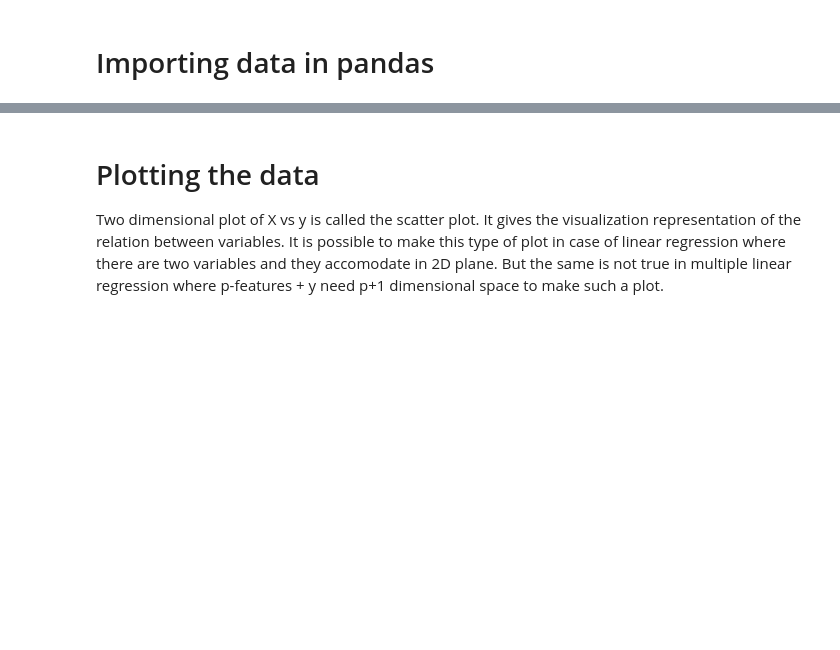
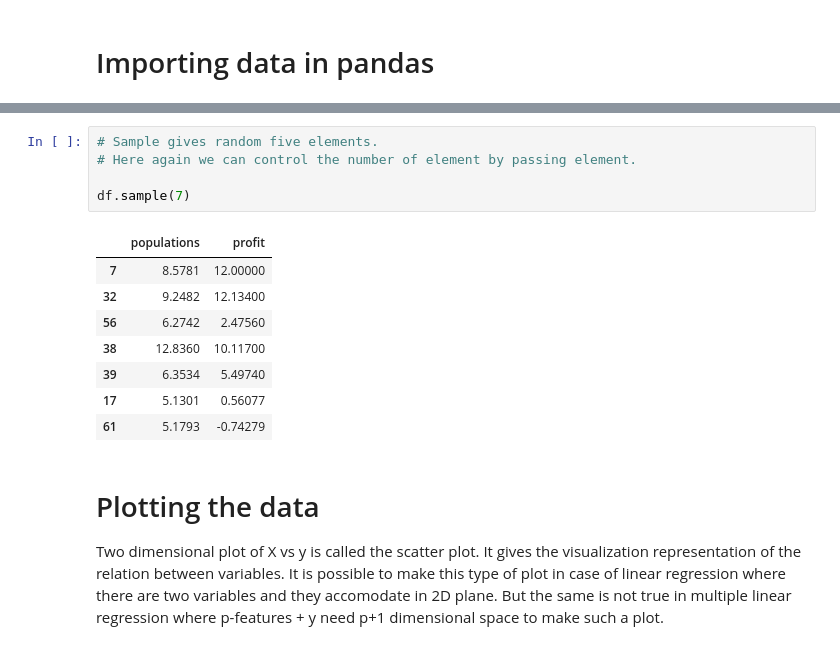
Before and after one commit to roshankoirala/Machine_learning-, a Jupyter notebook: 01. Simple Linear regression/Simple_Linear_Regression .ipynb, the cells around one changed output, grey strips where cells are left out. Drawn from its saved outputs; the diff is of its cells as text; blank space fills up the shorter version.

```diff
--- a/01. Simple Linear regression/Simple_Linear_Regression .ipynb
+++ b/01. Simple Linear regression/Simple_Linear_Regression .ipynb
@@ -38,3 +44,17 @@ df.tail()
+# %%
+# Sample gives random five elements.
+# Here again we can control the number of element by passing element.
+
+df.sample(7)
+# %% [output]
+|  | populations | profit |
+| 7 | 8.5781 | 12.00000 |
+| 32 | 9.2482 | 12.13400 |
+| 56 | 6.2742 | 2.47560 |
+| 38 | 12.8360 | 10.11700 |
+| 39 | 6.3534 | 5.49740 |
+| 17 | 5.1301 | 0.56077 |
+| 61 | 5.1793 | -0.74279 |
 # %% [markdown]
 # Plotting the data
 
```
Also changed, not shown: parts of 27 cells of this notebook.
